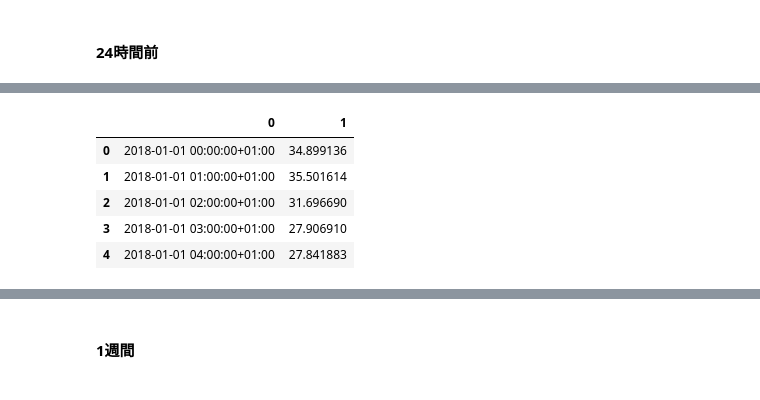
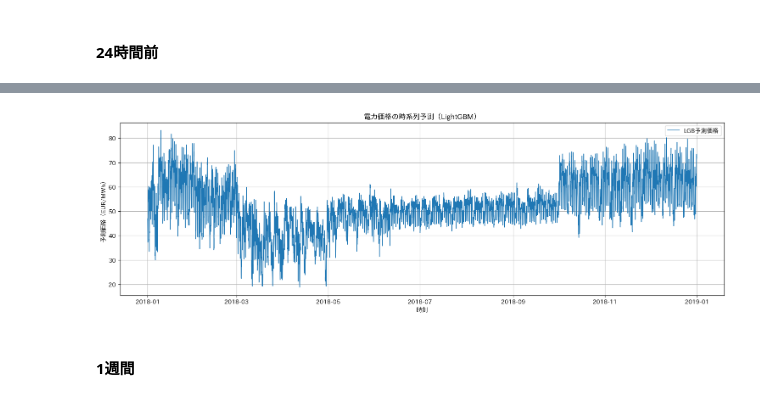
Before and after one commit to raise-ha-nekko/competition, a Jupyter notebook: Signate/1634：SMBC_GREEN×DATA_Challenge_2025/script/04_モデルの予測.ipynb, the cells around one changed output, grey strips where cells are left out. Cells and saved outputs as stored; diff of their text form; code cells hidden in the pictures.

```diff
--- a/Signate/1634：SMBC_GREEN×DATA_Challenge_2025/script/04_モデルの予測.ipynb
+++ b/Signate/1634：SMBC_GREEN×DATA_Challenge_2025/script/04_モデルの予測.ipynb
@@ -95,5 +163,5 @@ X_test = []
 for i in range(len(test_features_for_lstm24_df) - SEQ_LEN):
     X_test.append(test_features_for_lstm24_df[i:i+SEQ_LEN])
 X_test = np.array(X_test)
-y_pred_lstm24 = lesm_model24.predict(X_test).flatten()
+y_pred_lstm24 = np.expm1(lesm_model24.predict(X_test)).flatten()
 # %% [output]
@@ -101,11 +169,17 @@ ValueError: Input 0 of layer "functional_45" is incompatible with the layer: exp
 # %%
 result_df.iloc[:, 1] = y_pred_lstm24
 result_df.to_csv('../output/予測結果/予測結果_lstm24.csv', index=False)
-result_df.head()
+print(result_df.head())
+
+# プロット
+plt.figure(figsize=(15, 5))
+plt.plot(result_df.iloc[:, 0], result_df.iloc[:, 1], label='LGB予測価格', linewidth=1)
+
+plt.xlabel('時刻')
+plt.ylabel('予測価格（EUR/MWh）')
+plt.title('電力価格の時系列予測（LightGBM）')
+plt.legend()
+plt.grid(True)
+plt.tight_layout()
+plt.show()
 # %% [output]
-|  | 0 | 1 |
-| 0 | 2018-01-01 00:00:00+01:00 | 34.899136 |
-| 1 | 2018-01-01 01:00:00+01:00 | 35.501614 |
-| 2 | 2018-01-01 02:00:00+01:00 | 31.696690 |
-| 3 | 2018-01-01 03:00:00+01:00 | 27.906910 |
-| 4 | 2018-01-01 04:00:00+01:00 | 27.841883 |
@@ -112,3 +192,4 @@ result_df.head()
+[figure, added]
 # %% [markdown]
 #### 1週間
 # %%
```
Also changed, not shown: parts of 13 cells of this notebook, 21 other files.
